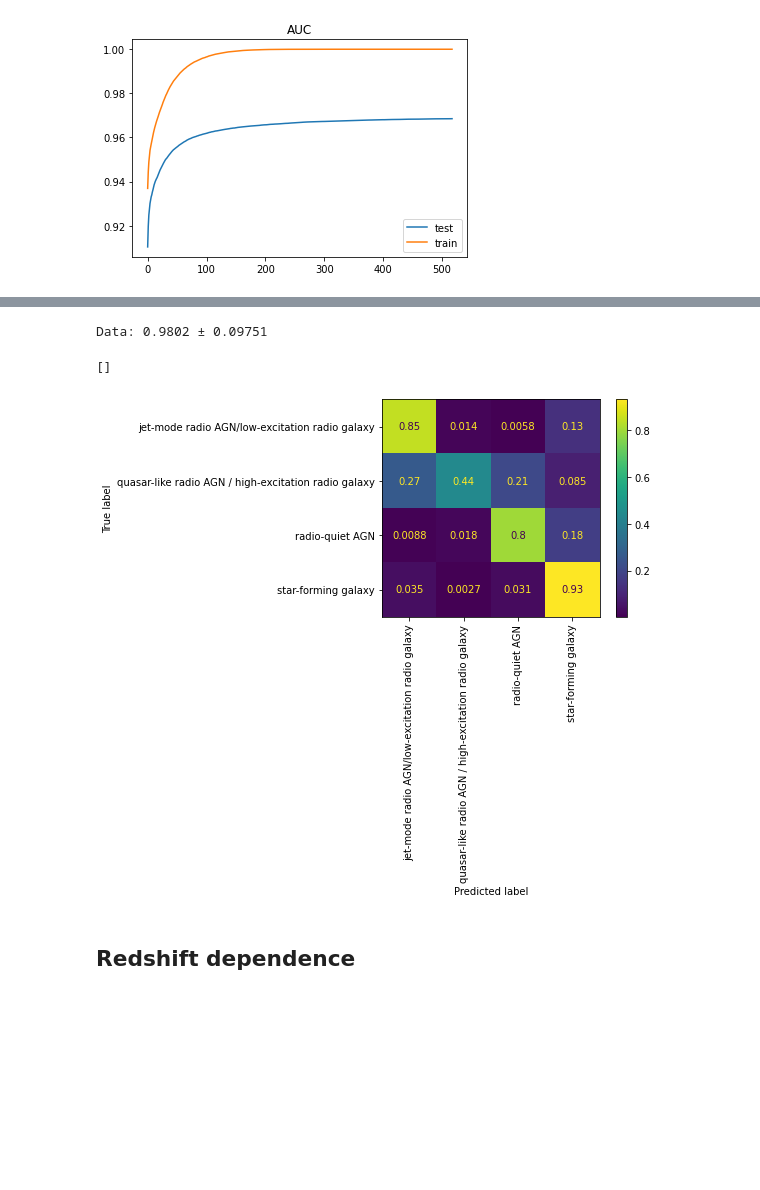
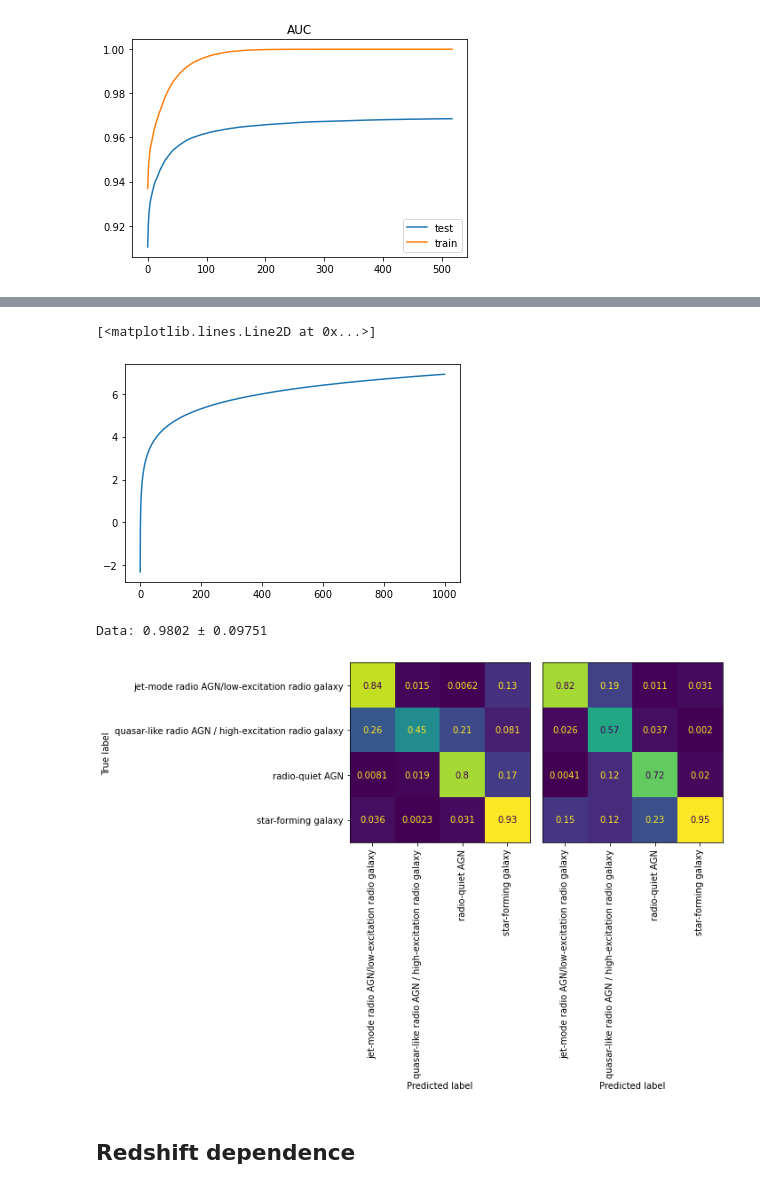
Before and after one commit to jespertjee/LOFAR_ML, a Jupyter notebook: Supervised/Fangyou/Preprocessed_data/Classification_Combined.ipynb, the cells around one changed output, grey strips where cells are left out. Cells and saved outputs as stored; diff of their text form; code cells hidden in the pictures; blank space fills up the shorter version.

```diff
--- a/Supervised/Fangyou/Preprocessed_data/Classification_Combined.ipynb
+++ b/Supervised/Fangyou/Preprocessed_data/Classification_Combined.ipynb
@@ -38,6 +38,7 @@ features_num = [
        'g_hsc_flux_corr', 'nb921_hsc_flux_corr', 'g_rcs_flux_corr'
 ]
 """
+"""
 features_num = [
     'Total_flux', 'Peak_flux',
        'NUV_flux_corr', 'u_flux_corr', 'Bw_flux_corr', 'R_flux_corr',
@@ -53,6 +54,17 @@ features_num = [
        'ch1_servs_flux_corr', 'ch2_servs_flux_corr', 'g_flux_corr',
        'g_hsc_flux_corr', 'nb921_hsc_flux_corr', 'g_rcs_flux_corr'
 ]
+"""
+features_num = [
+    'Total_flux', 'Peak_flux',
+       'NUV_flux_corr', 'u_flux_corr', 'Bw_flux_corr', 'R_flux_corr',
+       'I_flux_corr', 'z_flux_corr', 'y_flux_corr',
+       'J_flux_corr', 'H_flux_corr', 'K_flux_corr', 'Ks_flux_corr',
+       'ch1_flux_corr', 'ch2_flux_corr', 'ch3_flux_corr', 'ch4_flux_corr',
+       'F_MIPS_24', 'F_PACS_100', 'F_PACS_160', 'F_SPIRE_250', 'F_SPIRE_350',
+       'F_SPIRE_500', 'Z_BEST', 'r_rcs_flux_corr',
+       'g_flux_corr', 'nb921_hsc_flux_corr'
+]
 y_column = "Classification"
 
 classes = ['jet-mode radio AGN/low-excitation radio galaxy', 'quasar-like radio AGN / high-excitation radio galaxy',
@@ -372,3 +435,10 @@ quasar-like radio AGN / high-excitation radio galaxy     0.5640    0.4407    0.4
+# %%
+x = np.linspace(0,1000,10**4)
+y = np.log(x)
+plt.plot(x,y)
+# %% [output]
+[<matplotlib.lines.Line2D at 0x...>]
+[figure, added]
 # %%
 test = [0.99 for i in range(99)]
 test.append(0.01)
@@ -376,14 +446,24 @@ print("Data:", round(np.mean(test), 5), "±", round(np.std(test), 5))
 # %% [output]
 Data: 0.9802 ± 0.09751
 # %%
+fig, axes = plt.subplots(1,2, figsize=(10,10))
+
 cm = confusion_matrix(y_test, y_pred, normalize='true')
 disp = ConfusionMatrixDisplay(confusion_matrix=cm, display_labels=labels)
-disp.plot()
-plt.xticks(rotation = 90)
+disp.plot(ax=axes[0], colorbar=False)
+
+cm = confusion_matrix(y_test, y_pred, normalize='pred')
+disp = ConfusionMatrixDisplay(confusion_matrix=cm, display_labels=labels)
+disp.plot(ax=axes[1], colorbar=False)
+axes[1].axes.get_yaxis().set_visible(False)
+for ax in axes:
+    for tick in ax.get_xticklabels():
+        tick.set_rotation(90)
+plt.tight_layout()
 plt.plot()
+fig.savefig("Confusion.pdf")
 # %% [output]
-[]
-[figure, old version]
+[figure, new version]
 # %% [markdown]
 ## Redshift dependence
 # %%
```
Also changed, not shown: parts of 21 cells of this notebook, 7 other files.
